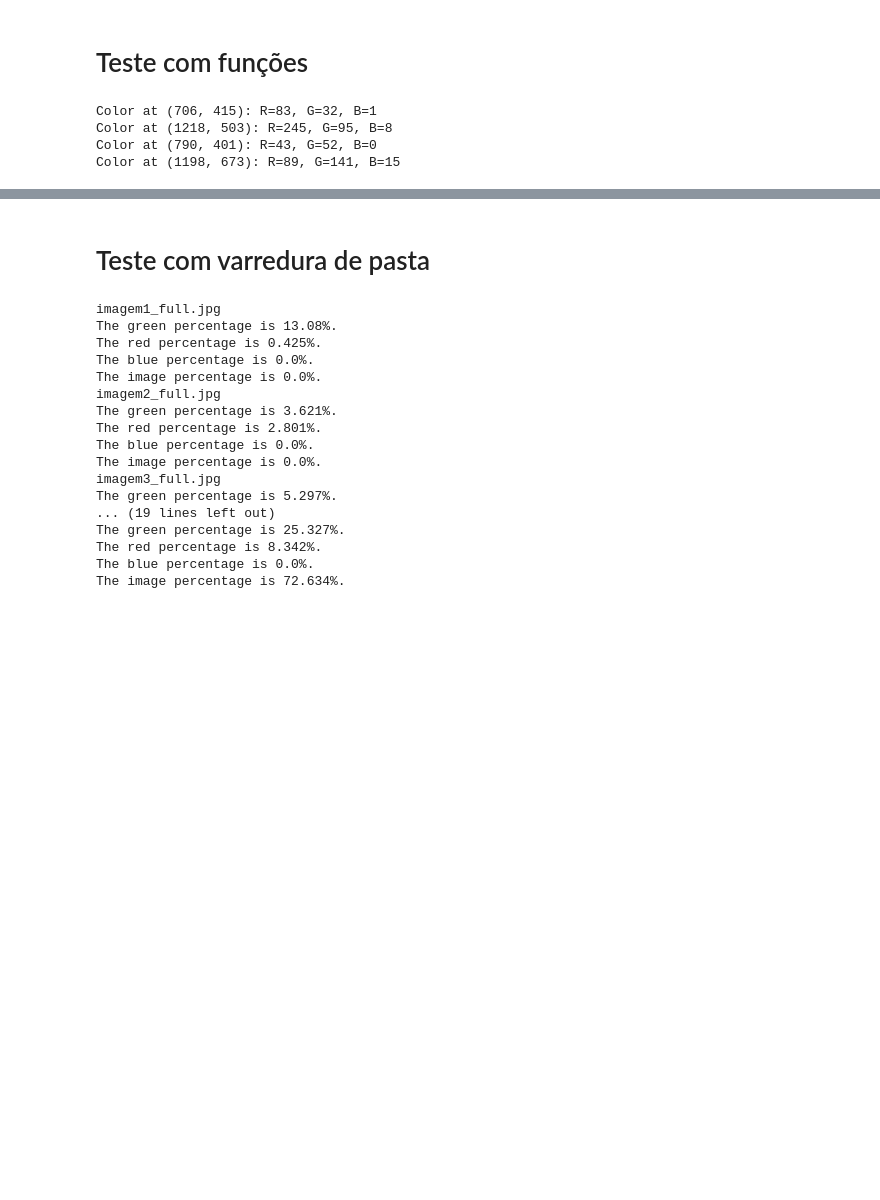
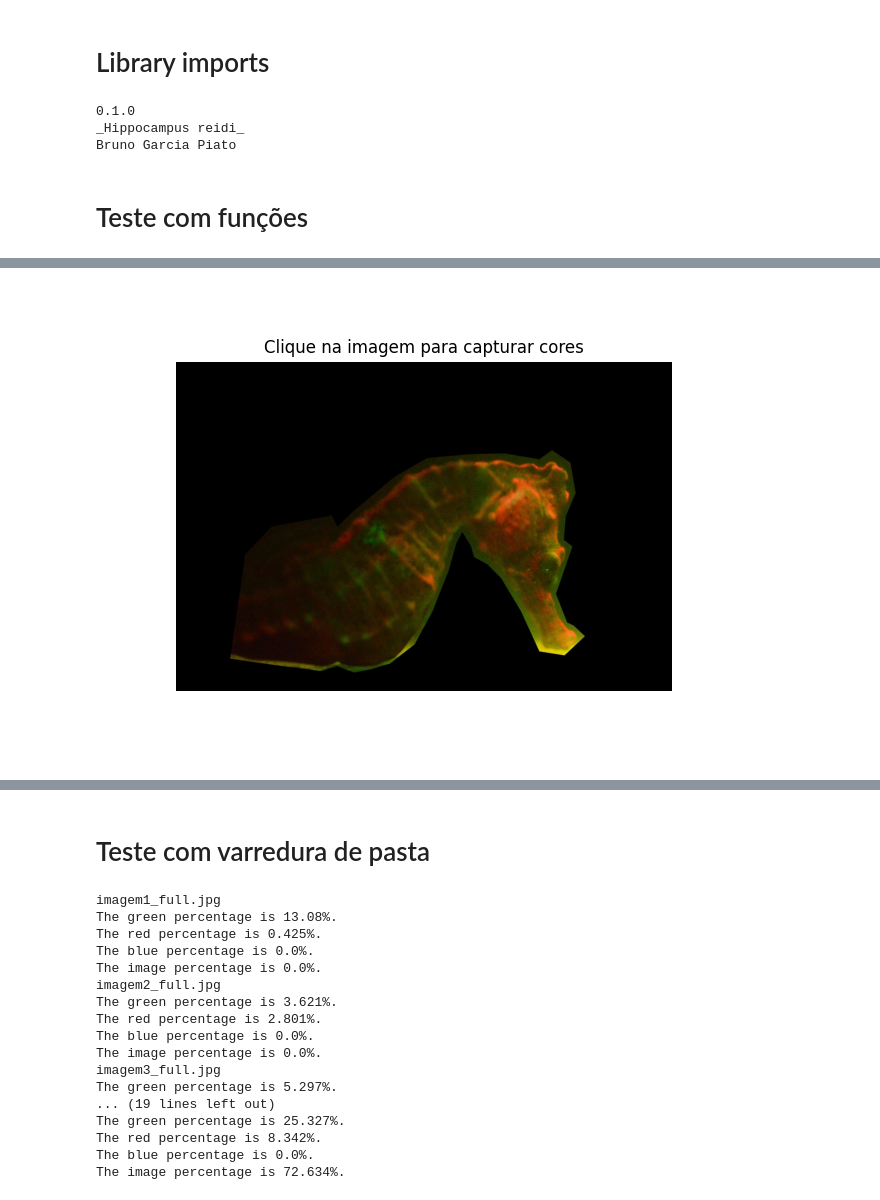
Before and after one commit to brunopiato/hippocampus_reidi, a Jupyter notebook: notebooks/teste_módulo.ipynb, the cells around one changed output, grey strips where cells are left out. Drawn from its saved outputs; the diff is of its cells as text; code cells hidden in the pictures; blank space fills up the shorter version.

```diff
--- a/notebooks/teste_módulo.ipynb
+++ b/notebooks/teste_módulo.ipynb
@@ -14 +1,18 @@ Bruno Garcia Piato
+# %% [markdown]
+# Library imports
+# %%
+# Valdiates if the current working directory is inside notebooks and changes it to the parent directory if it is. This is useful for running the notebook from the correct directory.
+import os
+if os.getcwd().endswith("notebooks"):
+    os.chdir("..")
+root_path = os.getcwd()
+
+import src
+print(src.__version__)
+print(src.__name__)
+print(src.__author__)
+# %% [output]
+0.1.0
+_Hippocampus reidi_
+Bruno Garcia Piato
 # %%
@@ -19,10 +23,7 @@ color_ranges = ([[0, 100, 0], [100, 255, 100]],
                 [[204, 204, 255], [0, 35, 102]])
 # %% [markdown]
 # Teste com funções
-# %%
-colors = cm.pick_color_from_image(image_path=image_path)
-# %% [output]
-Color at (706, 415): R=83, G=32, B=1
-Color at (1218, 503): R=245, G=95, B=8
-Color at (790, 401): R=43, G=52, B=0
-Color at (1198, 673): R=89, G=141, B=15
+# %%
+%matplotlib widget
+colors = src.pick_color_from_image_matplotlib(image_path=image_path)
+# %% [output]
@@ -29,3 +32,4 @@ Color at (1198, 673): R=89, G=141, B=15
+[figure, added]
 # %%
 colors
 # %% [output]
```
Also changed, not shown: parts of 14 cells of this notebook, 4 other files.
